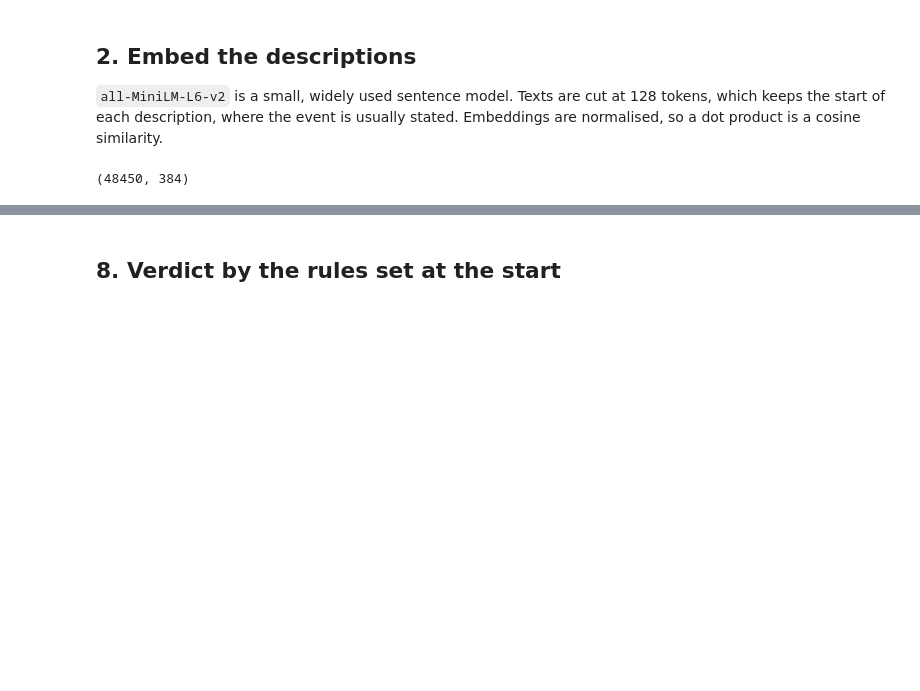
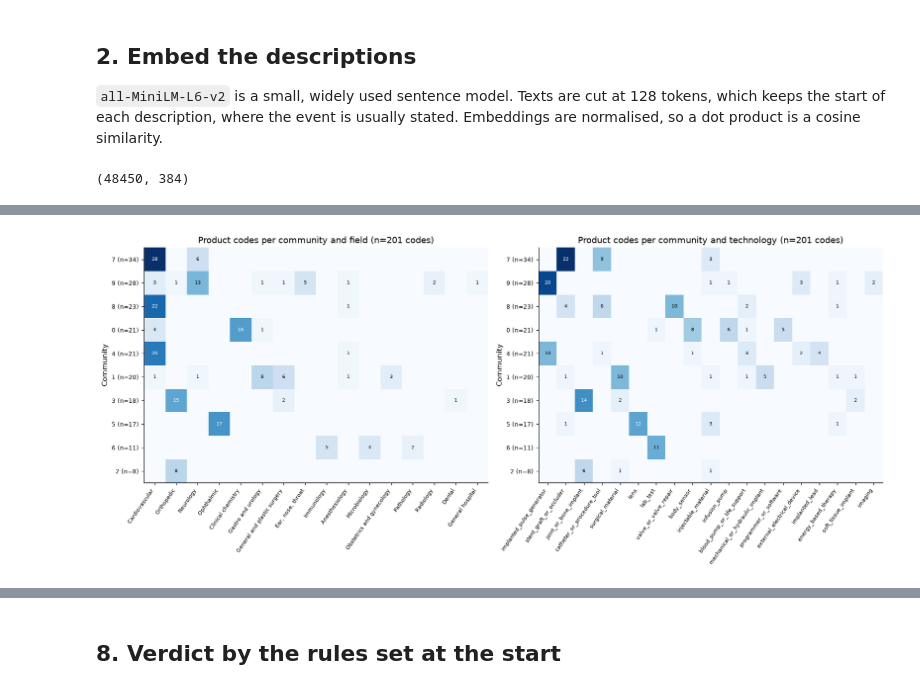
Before and after one commit to albertcasajuana01/social_graphs_project, a Jupyter notebook: text_similarity_network.ipynb, the cells around one changed output, grey strips where cells are left out. Cells and saved outputs as stored; diff of their text form; code cells hidden in the pictures; blank space fills up the shorter version.

Commit message:
technology label

```diff
--- a/text_similarity_network.ipynb
+++ b/text_similarity_network.ipynb
@@ -27,5 +36,4 @@ Run `data_import.ipynb` first. The sample and the embeddings are cached in `data
 # %%
-import re
 from pathlib import Path
 
 import matplotlib.pyplot as plt
@@ -38,6 +46,7 @@ from sklearn.metrics import normalized_mutual_info_score
 PROCESSED_DIR = Path("data/processed")
 SAMPLE_PATH = PROCESSED_DIR / "embedding_sample.csv.gz"
 EMBEDDINGS_PATH = PROCESSED_DIR / "embedding_sample_minilm.npy"
+TECHNOLOGY_PATH = Path("labels/technology_labels.csv")
 
 SEED = 42
 MIN_REPORTS = 30       # a code needs this many usable descriptions to be a node
@@ -45,6 +54,7 @@ MAX_REPORTS = 300      # at most this many descriptions per code are embedded
 MIN_CHARS, MAX_CHARS = 40, 5_000
 K = 5                  # neighbours per code in the network
 N_SHUFFLES = 1_000
+LABELS = ["field", "technology"]
 
 COMMITTEES = {
     "AN": "Anesthesiology", "CH": "Clinical chemistry", "CV": "Cardiovascular", "DE": "Dental",
@@ -539,18 +204,0 @@ The choice of 5 neighbours is arbitrary, so the main numbers are recomputed for
-# %%
-rows = []
-for k in [3, 5, 10]:
-    graph = knn_graph(text_sim, order, k)
-    nx.set_node_attributes(graph, codes["field"].to_dict(), "field")
-    partition, _, _ = best_partition(graph, seeds=range(10))
-    table = describe_communities(codes.assign(community=partition))
-    test = label_test(graph, codes["field"], n_shuffles=200)
-    rows.append({
-        "k": k,
-        "edges": graph.number_of_edges(),
-        "field assortativity": test["assortativity"],
-        "p": test["p (one-sided)"],
-        "communities": partition.nunique(),
-        "NMI with field": normalized_mutual_info_score(codes["field"][order], partition[order]),
-        "codes in cross-field communities": table.loc[table["cross_field"], "codes"].sum() / len(codes),
-    })
-pd.DataFrame(rows).set_index("k").round(3)
@@ -562,0 +382,20 @@ pd.DataFrame(rows).set_index("k").round(3)
+# %%
+def heatmap(ax, table, title):
+    ax.imshow(table.to_numpy(), cmap="Blues", aspect="auto")
+    ax.set_xticks(range(table.shape[1]), table.columns, rotation=55, ha="right", fontsize=7)
+    ax.set_yticks(range(len(table)), [f"{c} (n={n})" for c, n in table.sum(axis=1).items()], fontsize=8)
+    for (r, c), v in np.ndenumerate(table.to_numpy()):
+        if v:
+            ax.text(c, r, v, ha="center", va="center", fontsize=6.5, color="white" if v > table.to_numpy().max() / 2 else "black")
+    ax.set(title=title, ylabel="Community")
+
+
+size_order = codes["community"].value_counts().index
+fig, axes = plt.subplots(1, 2, figsize=(15, 0.35 * len(size_order) + 3))
+for ax, label in zip(axes, LABELS):
+    table = pd.crosstab(codes["community"], codes[label]).loc[size_order]
+    table = table[table.sum().sort_values(ascending=False).index]
+    heatmap(ax, table, f"Product codes per community and {label} (n={len(codes)} codes)")
+plt.tight_layout()
+# %% [output]
+[figure, added]
```
Also changed, not shown: parts of 48 cells of this notebook, 1 other file.
